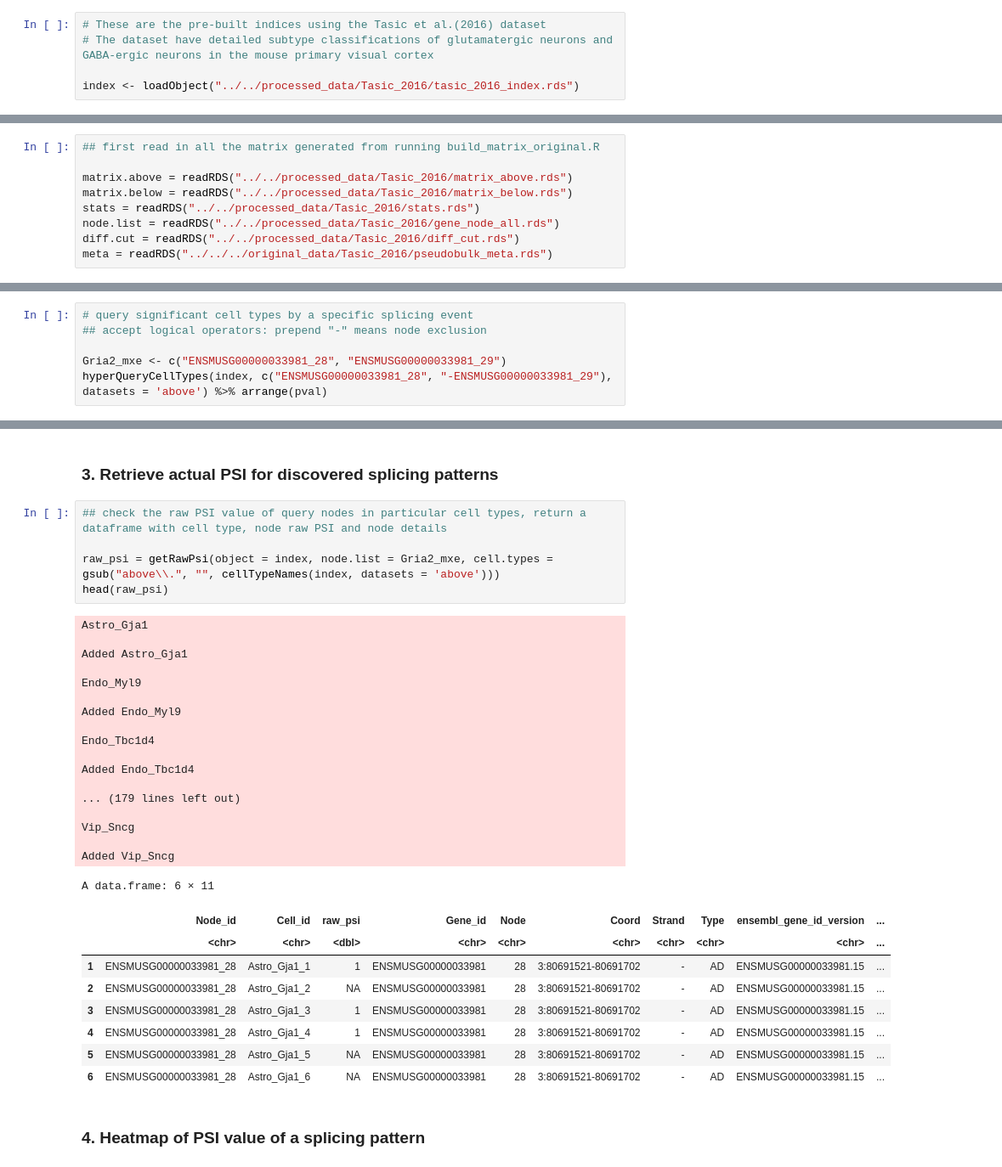
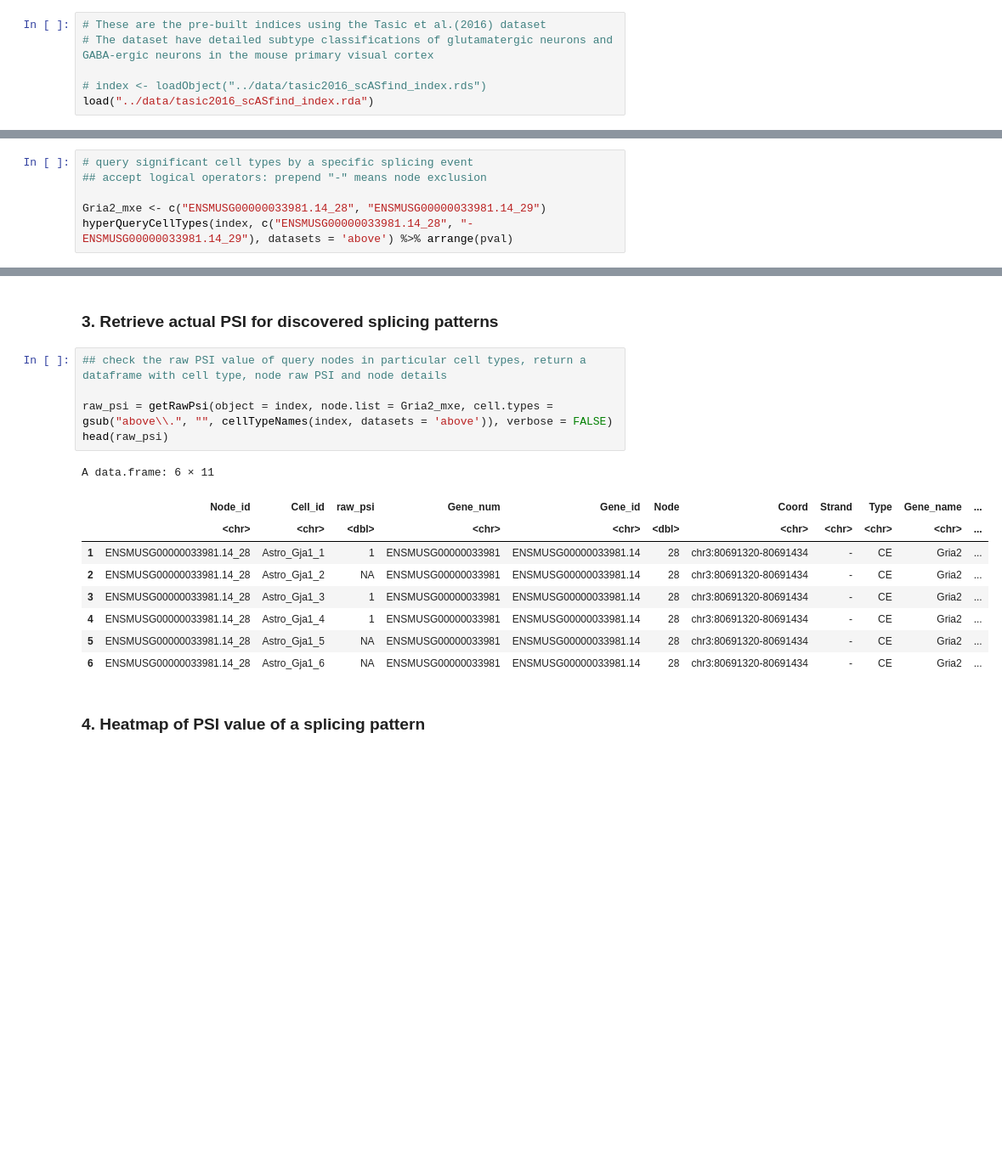
Before and after one commit to hemberg-lab/scASfind, a Jupyter notebook: vignettes/example_workflow.ipynb, the cells around one changed output, grey strips where cells are left out. Shown at 85% size. Drawn from its saved outputs; the diff is of its cells as text; blank space fills up the shorter version.

```diff
--- a/vignettes/example_workflow.ipynb
+++ b/vignettes/example_workflow.ipynb
@@ -93,4 +61,5 @@ fig <- function(width, heigth){
 # These are the pre-built indices using the Tasic et al.(2016) dataset
 # The dataset have detailed subtype classifications of glutamatergic neurons and GABA-ergic neurons in the mouse primary visual cortex
 
-index <- loadObject("../../processed_data/Tasic_2016/tasic_2016_index.rds")
+# index <- loadObject("../data/tasic2016_scASfind_index.rds")
+load("../data/tasic2016_scASfind_index.rda")
@@ -129,11 +98,2 @@ index@datasets
 # %% [markdown]
 ### 1.4 build custom index
-# %%
-## first read in all the matrix generated from running build_matrix_original.R
-
-matrix.above = readRDS("../../processed_data/Tasic_2016/matrix_above.rds")
-matrix.below = readRDS("../../processed_data/Tasic_2016/matrix_below.rds")
-stats = readRDS("../../processed_data/Tasic_2016/stats.rds")
-node.list = readRDS("../../processed_data/Tasic_2016/gene_node_all.rds")
-diff.cut = readRDS("../../processed_data/Tasic_2016/diff_cut.rds")
-meta = readRDS("../../../original_data/Tasic_2016/pseudobulk_meta.rds")
@@ -356,6 +307,6 @@ A data.frame: 15 × 9
 # query significant cell types by a specific splicing event
 ## accept logical operators: prepend "-" means node exclusion
 
-Gria2_mxe <- c("ENSMUSG00000033981_28", "ENSMUSG00000033981_29")
-hyperQueryCellTypes(index, c("ENSMUSG00000033981_28", "-ENSMUSG00000033981_29"), datasets = 'above') %>% arrange(pval)
+Gria2_mxe <- c("ENSMUSG00000033981.14_28", "ENSMUSG00000033981.14_29")
+hyperQueryCellTypes(index, c("ENSMUSG00000033981.14_28", "-ENSMUSG00000033981.14_29"), datasets = 'above') %>% arrange(pval)
 # %% [output]
@@ -386,35 +337,18 @@ A data.frame: 26 × 4
 # %%
 ## check the raw PSI value of query nodes in particular cell types, return a dataframe with cell type, node raw PSI and node details
 
-raw_psi = getRawPsi(object = index, node.list = Gria2_mxe, cell.types = gsub("above\\.", "", cellTypeNames(index, datasets = 'above')))
+raw_psi = getRawPsi(object = index, node.list = Gria2_mxe, cell.types = gsub("above\\.", "", cellTypeNames(index, datasets = 'above')), verbose = FALSE)
 head(raw_psi)
 # %% [output]
-Astro_Gja1
-
-Added Astro_Gja1
-
-Endo_Myl9
-
-Added Endo_Myl9
-
-Endo_Tbc1d4
-
-Added Endo_Tbc1d4
-
-... (179 lines left out)
-
-Vip_Sncg
-
-Added Vip_Sncg
+A data.frame: 6 × 11
-A data.frame: 6 × 11
-|  | Node_id | Cell_id | raw_psi | Gene_id | Node | Coord | Strand | Type | ensembl_gene_id_version | ... |
-|  | <chr> | <chr> | <dbl> | <chr> | <chr> | <chr> | <chr> | <chr> | <chr> | ... |
-| 1 | ENSMUSG00000033981_28 | Astro_Gja1_1 | 1 | ENSMUSG00000033981 | 28 | 3:80691521-80691702 | - | AD | ENSMUSG00000033981.15 | ... |
-| 2 | ENSMUSG00000033981_28 | Astro_Gja1_2 | NA | ENSMUSG00000033981 | 28 | 3:80691521-80691702 | - | AD | ENSMUSG00000033981.15 | ... |
-| 3 | ENSMUSG00000033981_28 | Astro_Gja1_3 | 1 | ENSMUSG00000033981 | 28 | 3:80691521-80691702 | - | AD | ENSMUSG00000033981.15 | ... |
-| 4 | ENSMUSG00000033981_28 | Astro_Gja1_4 | 1 | ENSMUSG00000033981 | 28 | 3:80691521-80691702 | - | AD | ENSMUSG00000033981.15 | ... |
-| 5 | ENSMUSG00000033981_28 | Astro_Gja1_5 | NA | ENSMUSG00000033981 | 28 | 3:80691521-80691702 | - | AD | ENSMUSG00000033981.15 | ... |
-| 6 | ENSMUSG00000033981_28 | Astro_Gja1_6 | NA | ENSMUSG00000033981 | 28 | 3:80691521-80691702 | - | AD | ENSMUSG00000033981.15 | ... |
+|  | Node_id | Cell_id | raw_psi | Gene_num | Gene_id | Node | Coord | Strand | Type | Gene_name | ... |
+|  | <chr> | <chr> | <dbl> | <chr> | <chr> | <dbl> | <chr> | <chr> | <chr> | <chr> | ... |
+| 1 | ENSMUSG00000033981.14_28 | Astro_Gja1_1 | 1 | ENSMUSG00000033981 | ENSMUSG00000033981.14 | 28 | chr3:80691320-80691434 | - | CE | Gria2 | ... |
+| 2 | ENSMUSG00000033981.14_28 | Astro_Gja1_2 | NA | ENSMUSG00000033981 | ENSMUSG00000033981.14 | 28 | chr3:80691320-80691434 | - | CE | Gria2 | ... |
+| 3 | ENSMUSG00000033981.14_28 | Astro_Gja1_3 | 1 | ENSMUSG00000033981 | ENSMUSG00000033981.14 | 28 | chr3:80691320-80691434 | - | CE | Gria2 | ... |
+| 4 | ENSMUSG00000033981.14_28 | Astro_Gja1_4 | 1 | ENSMUSG00000033981 | ENSMUSG00000033981.14 | 28 | chr3:80691320-80691434 | - | CE | Gria2 | ... |
+| 5 | ENSMUSG00000033981.14_28 | Astro_Gja1_5 | NA | ENSMUSG00000033981 | ENSMUSG00000033981.14 | 28 | chr3:80691320-80691434 | - | CE | Gria2 | ... |
+| 6 | ENSMUSG00000033981.14_28 | Astro_Gja1_6 | NA | ENSMUSG00000033981 | ENSMUSG00000033981.14 | 28 | chr3:80691320-80691434 | - | CE | Gria2 | ... |
 # %% [markdown]
 ### 4. Heatmap of PSI value of a splicing pattern
 # %%
```
Also changed, not shown: parts of 37 cells of this notebook, 13 other files.
